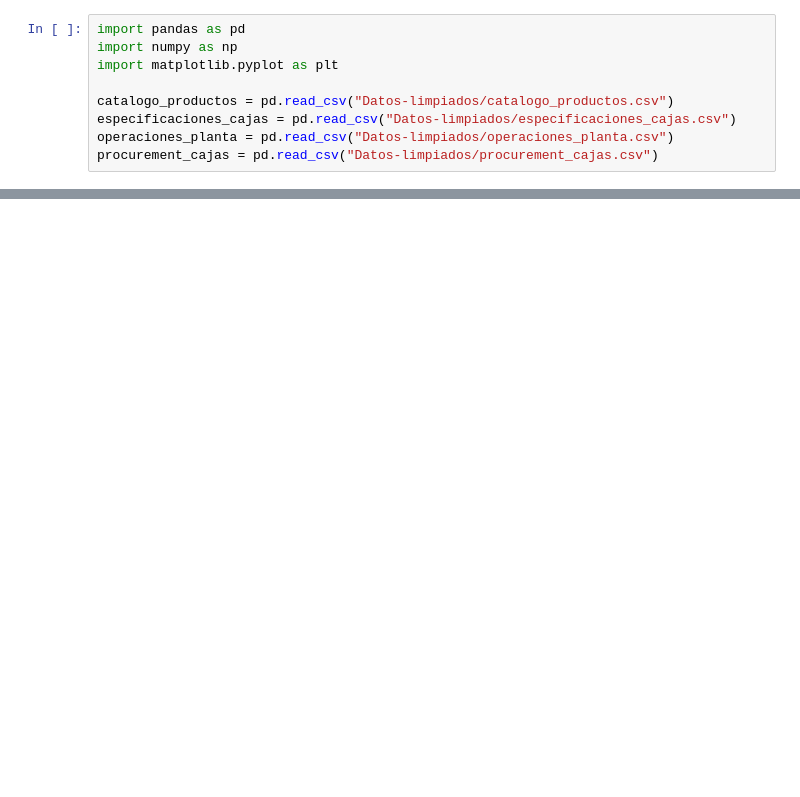
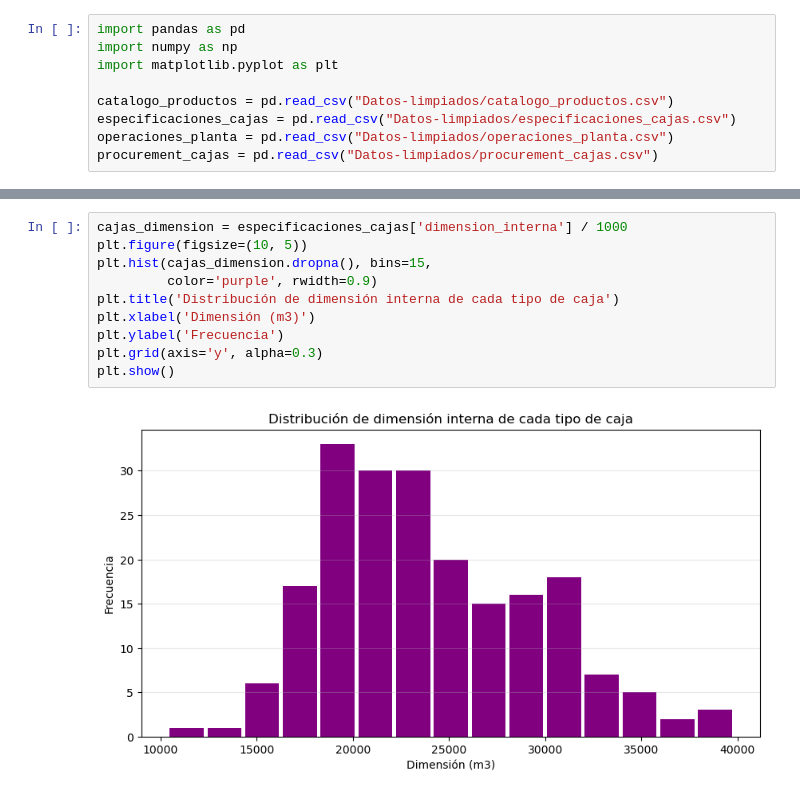
Before and after one commit to demianelnecave/AlixPartners-Competencia-Datos, a Jupyter notebook: 2.analisis-datos.ipynb, the cells around one changed output, grey strips where cells are left out. Drawn from its saved outputs; the diff is of its cells as text; blank space fills up the shorter version.

```diff
--- a/2.analisis-datos.ipynb
+++ b/2.analisis-datos.ipynb
@@ -62,0 +72,12 @@ Grosor 5 mm: 0 cajas
+# %%
+cajas_dimension = especificaciones_cajas['dimension_interna'] / 1000
+plt.figure(figsize=(10, 5))
+plt.hist(cajas_dimension.dropna(), bins=15,
+         color='purple', rwidth=0.9)
+plt.title('Distribución de dimensión interna de cada tipo de caja')
+plt.xlabel('Dimensión (m3)')
+plt.ylabel('Frecuencia')
+plt.grid(axis='y', alpha=0.3)
+plt.show()
+# %% [output]
+[figure, added]
```
Also changed, not shown: parts of 20 cells of this notebook, 3 other files.
